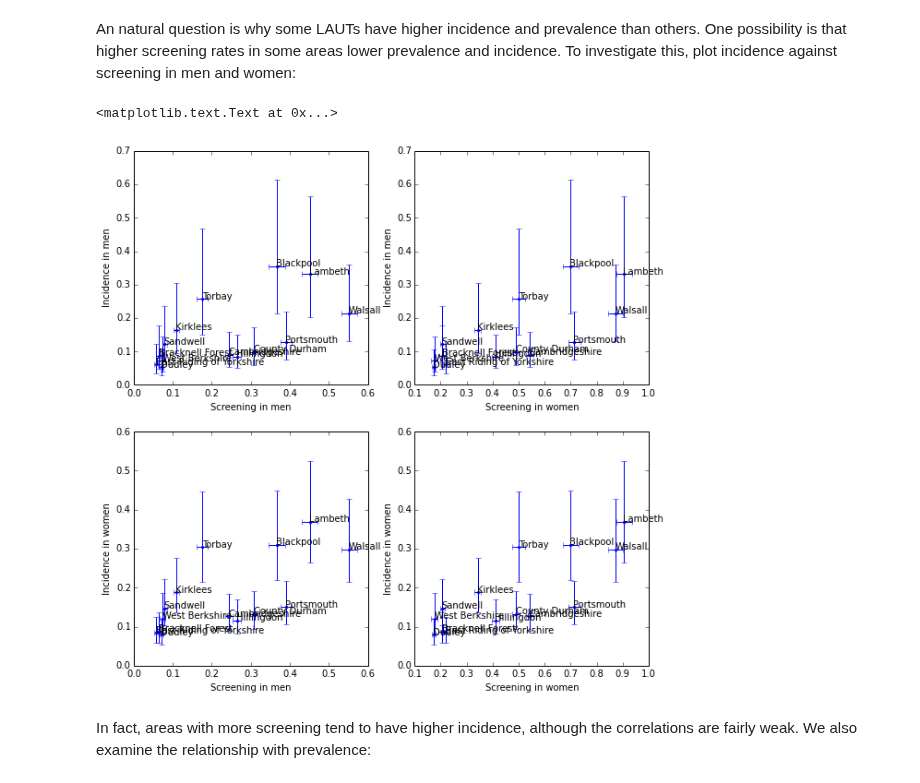
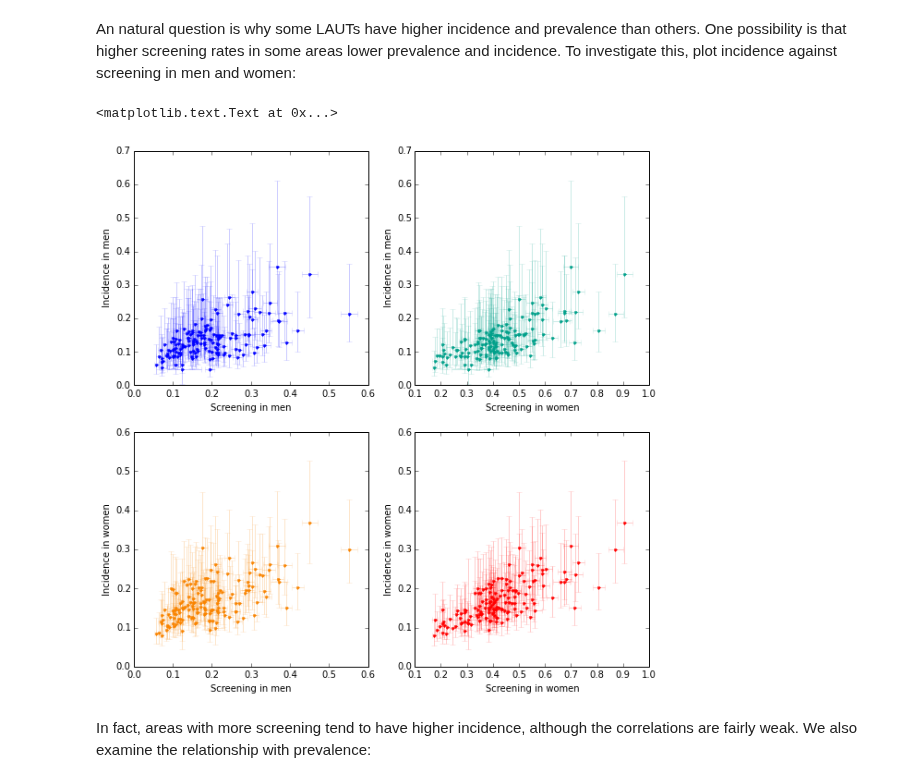
Before and after one commit to joanna-lewis/ct_surveillance, a Jupyter notebook: local_authorities.ipynb, the cells around one changed output. Saved outputs shown, nothing was run; the diff lists cells and outputs as text; code cells hidden in the pictures.

```diff
--- a/local_authorities.ipynb
+++ b/local_authorities.ipynb
@@ -624,51 +608,31 @@ ax2.set_ylabel('Incidence in sexually active men, 15-24 years')
 [figure]
 # %% [markdown]
 An natural question is why some LAUTs have higher incidence and prevalence than others. One possibility is that higher screening rates in some areas lower prevalence and incidence. To investigate this, plot incidence against screening in men and women:
-# %%
-fig = plt.figure(figsize = (10,10))
-ax1 = fig.add_subplot(221)
-ax2 = fig.add_subplot(222)
-ax3 = fig.add_subplot(223)
-ax4 = fig.add_subplot(224)
-
-x = percentile(scr_m_laut,50,axis=0)
-y = percentile(inc_m_laut,50,axis=0)
-xerr = abs(percentile(scr_m_laut,[2.5, 97.5],axis=0) - x)
-yerr = abs(percentile(inc_m_laut,[2.5, 97.5],axis=0) - y)
-ax1.errorbar(x[ofinterest], y[ofinterest], xerr=squeeze(xerr[:,ofinterest]), yerr=squeeze(yerr[:,ofinterest]), fmt='.')
-for i in list(ofinterest[0]):
-    ax1.text(x[i], y[i], alldata.laut[i])
-ax1.set_xlabel('Screening in men'); ax1.set_ylabel('Incidence in men')
-
-x = percentile(scr_f_laut,50,axis=0)
-y = percentile(inc_m_laut,50,axis=0)
-xerr = abs(percentile(scr_f_laut,[2.5, 97.5],axis=0) - x)
-yerr = abs(percentile(inc_m_laut,[2.5, 97.5],axis=0) - y)
-ax2.errorbar(x[ofinterest], y[ofinterest], xerr=squeeze(xerr[:,ofinterest]), yerr=squeeze(yerr[:,ofinterest]), fmt='.')
-for i in list(ofinterest[0]):
-    ax2.text(x[i], y[i], alldata.laut[i])
-ax2.set_xlabel('Screening in women'); ax2.set_ylabel('Incidence in men')
-
-x = percentile(scr_m_laut,50,axis=0)
-y = percentile(inc_f_laut,50,axis=0)
-xerr = abs(percentile(scr_m_laut,[2.5, 97.5],axis=0) - x)
-yerr = abs(percentile(inc_f_laut,[2.5, 97.5],axis=0) - y)
-ax3.errorbar(x[ofinterest], y[ofinterest], xerr=squeeze(xerr[:,ofinterest]), yerr=squeeze(yerr[:,ofinterest]), fmt='.')
-for i in list(ofinterest[0]):
-    ax3.text(x[i], y[i], alldata.laut[i])
-ax3.set_xlabel('Screening in men'); ax3.set_ylabel('Incidence in women')
-
-x = percentile(scr_f_laut,50,axis=0)
-y = percentile(inc_f_laut,50,axis=0)
-xerr = abs(percentile(scr_f_laut,[2.5, 97.5],axis=0) - x)
-yerr = abs(percentile(inc_f_laut,[2.5, 97.5],axis=0) - y)
-ax4.errorbar(x[ofinterest], y[ofinterest], xerr=squeeze(xerr[:,ofinterest]), yerr=squeeze(yerr[:,ofinterest]), fmt='.')
-for i in list(ofinterest[0]):
-    ax4.text(x[i], y[i], alldata.laut[i])
-ax4.set_xlabel('Screening in women'); ax4.set_ylabel('Incidence in women')
-# %% [output]
-<matplotlib.text.Text at 0x...>
-[figure, removed]
+# %%
+fig = plt.figure(figsize = (10,10))
+ax1 = fig.add_subplot(221)
+ax2 = fig.add_subplot(222)
+ax3 = fig.add_subplot(223)
+ax4 = fig.add_subplot(224)
+
+plt_ppc(ax1, scr_m_laut, inc_m_laut, 0, 95, 'b', alpha=0.2)
+ax1.plot(percentile(scr_m_laut,50,axis=0), percentile(inc_m_laut,50,axis=0), '.b')
+ax1.set_xlabel('Screening in men'); ax1.set_ylabel('Incidence in men')
+
+plt_ppc(ax2, scr_f_laut, inc_m_laut, 0, 95, '#00A08A', alpha=0.2)
+ax2.plot(percentile(scr_f_laut,50,axis=0), percentile(inc_m_laut,50,axis=0), '.', c='#00A08A')
+ax2.set_xlabel('Screening in women'); ax2.set_ylabel('Incidence in men')
+
+plt_ppc(ax3, scr_m_laut, inc_f_laut, 0, 95, '#F98400', alpha=0.2)
+ax3.plot(percentile(scr_m_laut,50,axis=0), percentile(inc_f_laut,50,axis=0), '.', c='#F98400')
+ax3.set_xlabel('Screening in men'); ax3.set_ylabel('Incidence in women')
+
+plt_ppc(ax4, scr_f_laut, inc_f_laut, 0, 95, 'r', alpha=0.2)
+ax4.plot(percentile(scr_f_laut,50,axis=0), percentile(inc_f_laut,50,axis=0), '.', c='r')
+ax4.set_xlabel('Screening in women'); ax4.set_ylabel('Incidence in women')
+# %% [output]
+<matplotlib.text.Text at 0x...>
+[figure, added]
 # %% [markdown]
 In fact, areas with more screening tend to have higher incidence, although the correlations are fairly weak. We also examine the relationship with prevalence:
 # %%
```
Also changed, not shown: parts of 12 cells of this notebook.
